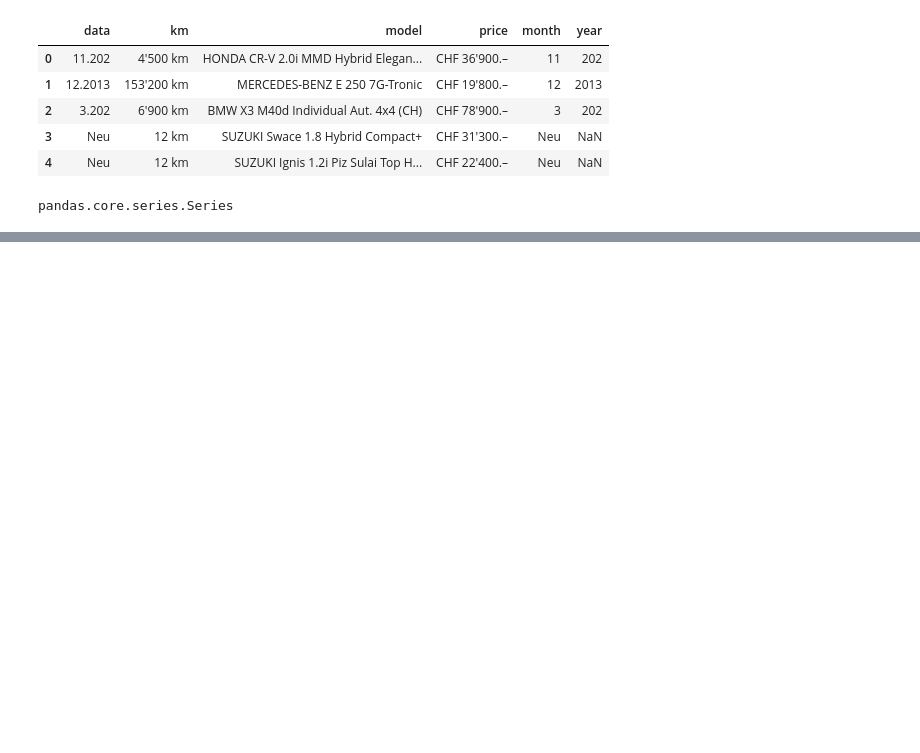
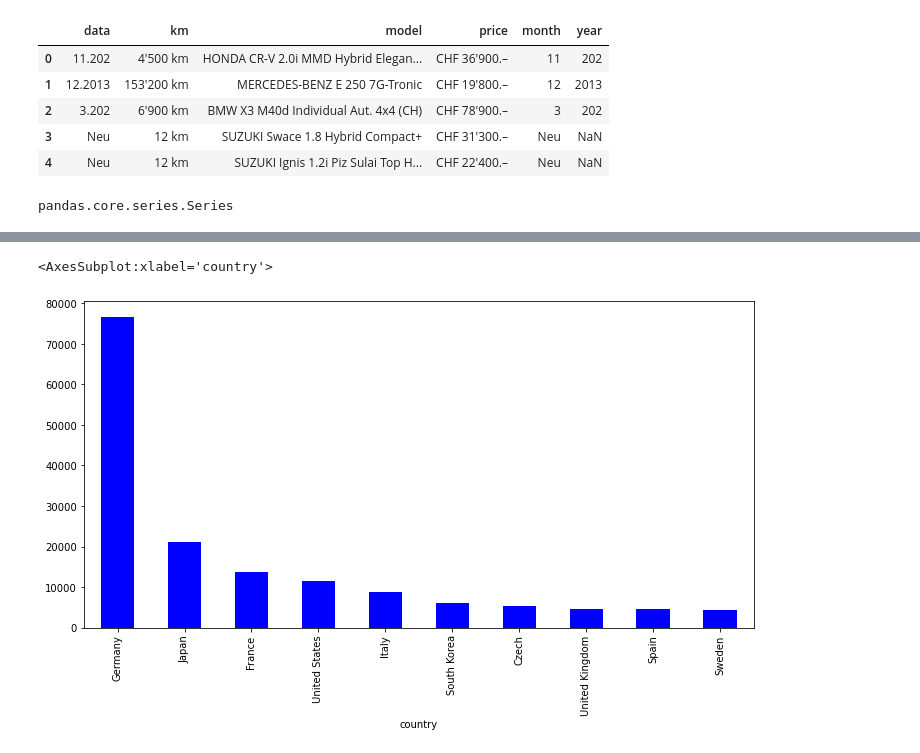
Before and after one commit to JanRuffian/WebScraping_Scout24, a Jupyter notebook: WebScraping.ipynb, the cells around one changed output, grey strips where cells are left out. Cells and saved outputs as stored; diff of their text form; code cells hidden in the pictures; blank space fills up the shorter version.

```diff
--- a/WebScraping.ipynb
+++ b/WebScraping.ipynb
@@ -41,0 +130,6 @@ cars["model"]=cars["model"].str.lower()
+# %%
+plt.figure(figsize=(12,6))
+cars_merged.groupby('country')['country'].count().sort_values(ascending=False).head(10).plot.bar(color='b')
+# %% [output]
+<AxesSubplot:xlabel='country'>
+[figure, added]
```
Also changed, not shown: parts of 24 cells of this notebook.
